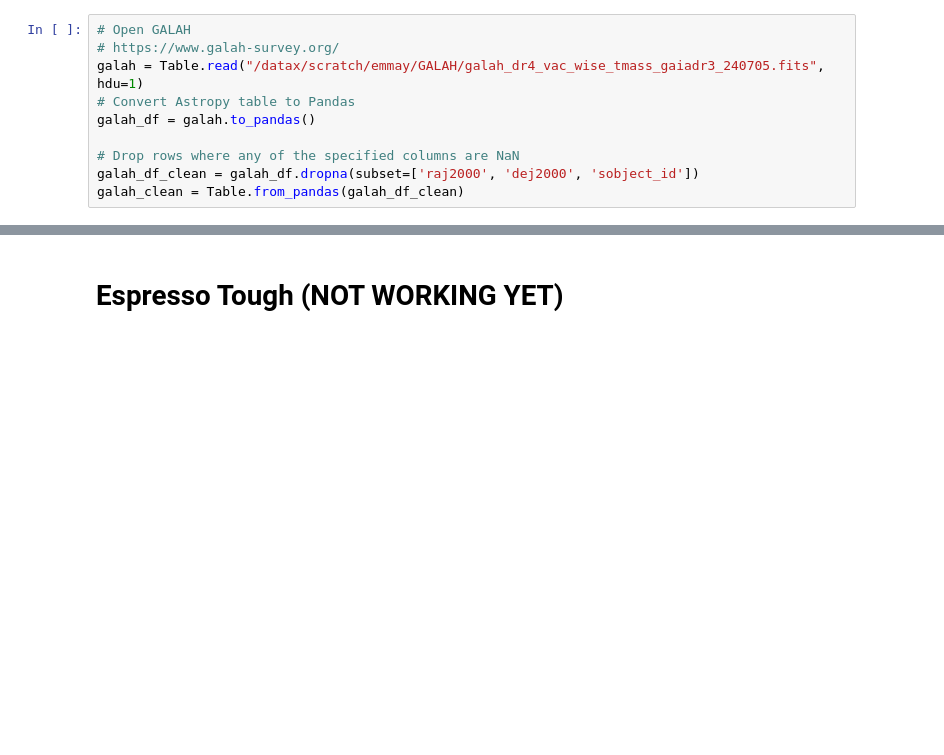
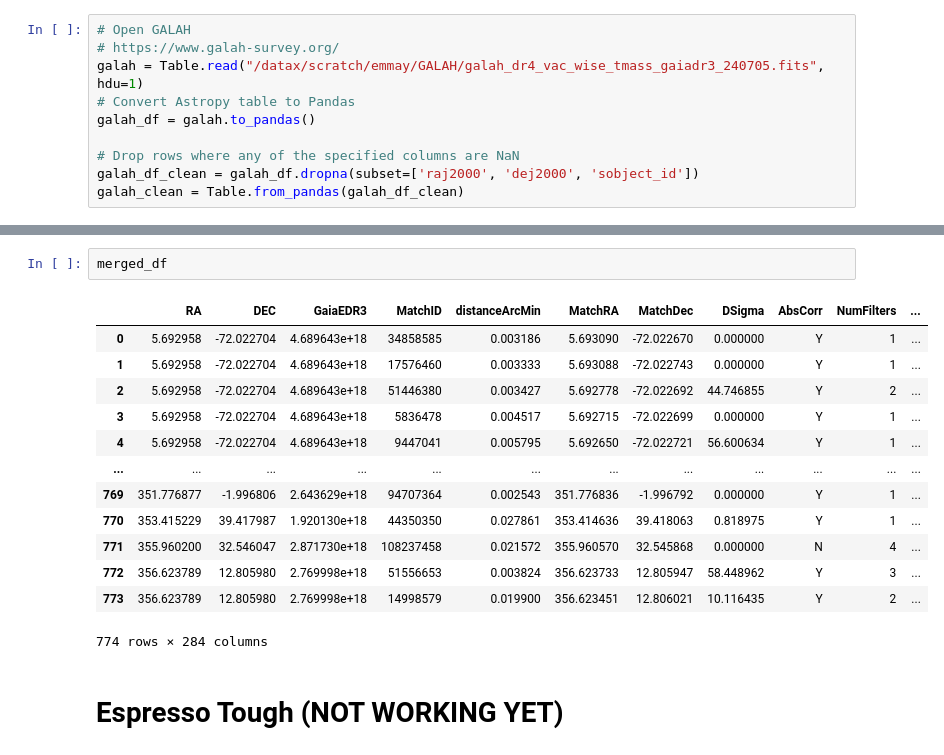
Before and after one commit to eyu22/BL2025, a Jupyter notebook: compile_catalogs.ipynb, the cells around one changed output, grey strips where cells are left out. Drawn from its saved outputs; the diff is of its cells as text; blank space fills up the shorter version.

```diff
--- a/compile_catalogs.ipynb
+++ b/compile_catalogs.ipynb
@@ -158,3 +175,19 @@ galah_clean = Table.from_pandas(galah_df_clean)
+# %%
+merged_df
+# %% [output]
+|  | RA | DEC | GaiaEDR3 | MatchID | distanceArcMin | MatchRA | MatchDec | DSigma | AbsCorr | NumFilters | ... |
+| 0 | 5.692958 | -72.022704 | 4.689643e+18 | 34858585 | 0.003186 | 5.693090 | -72.022670 | 0.000000 | Y | 1 | ... |
+| 1 | 5.692958 | -72.022704 | 4.689643e+18 | 17576460 | 0.003333 | 5.693088 | -72.022743 | 0.000000 | Y | 1 | ... |
+| 2 | 5.692958 | -72.022704 | 4.689643e+18 | 51446380 | 0.003427 | 5.692778 | -72.022692 | 44.746855 | Y | 2 | ... |
+| 3 | 5.692958 | -72.022704 | 4.689643e+18 | 5836478 | 0.004517 | 5.692715 | -72.022699 | 0.000000 | Y | 1 | ... |
+| 4 | 5.692958 | -72.022704 | 4.689643e+18 | 9447041 | 0.005795 | 5.692650 | -72.022721 | 56.600634 | Y | 1 | ... |
+| ... | ... | ... | ... | ... | ... | ... | ... | ... | ... | ... | ... |
+| 769 | 351.776877 | -1.996806 | 2.643629e+18 | 94707364 | 0.002543 | 351.776836 | -1.996792 | 0.000000 | Y | 1 | ... |
+| 770 | 353.415229 | 39.417987 | 1.920130e+18 | 44350350 | 0.027861 | 353.414636 | 39.418063 | 0.818975 | Y | 1 | ... |
+| 771 | 355.960200 | 32.546047 | 2.871730e+18 | 108237458 | 0.021572 | 355.960570 | 32.545868 | 0.000000 | N | 4 | ... |
+| 772 | 356.623789 | 12.805980 | 2.769998e+18 | 51556653 | 0.003824 | 356.623733 | 12.805947 | 58.448962 | Y | 3 | ... |
+| 773 | 356.623789 | 12.805980 | 2.769998e+18 | 14998579 | 0.019900 | 356.623451 | 12.806021 | 10.116435 | Y | 2 | ... |
+774 rows × 284 columns
 # %% [markdown]
 # Espresso Tough (NOT WORKING YET)
 # %%
```
Also changed, not shown: parts of 2 cells of this notebook, 1 other file.
